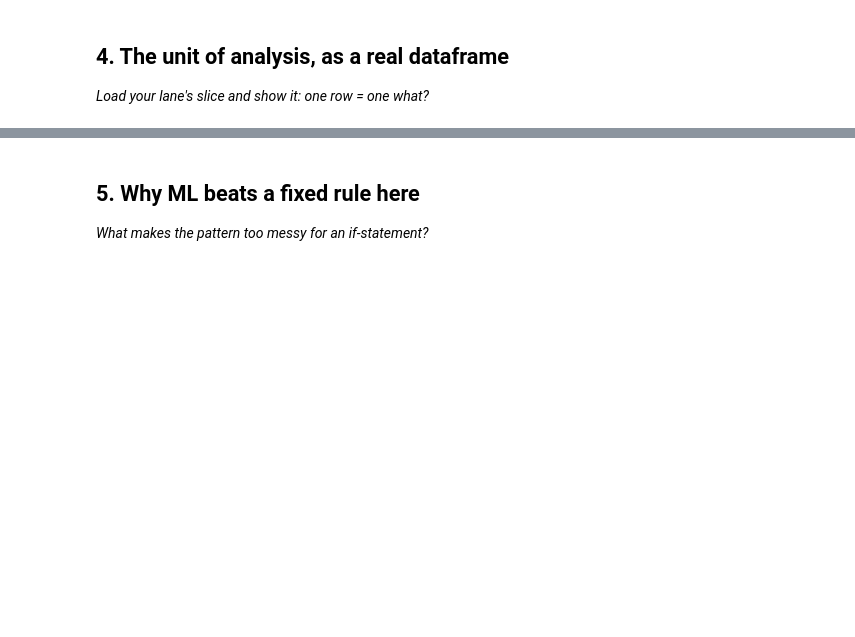
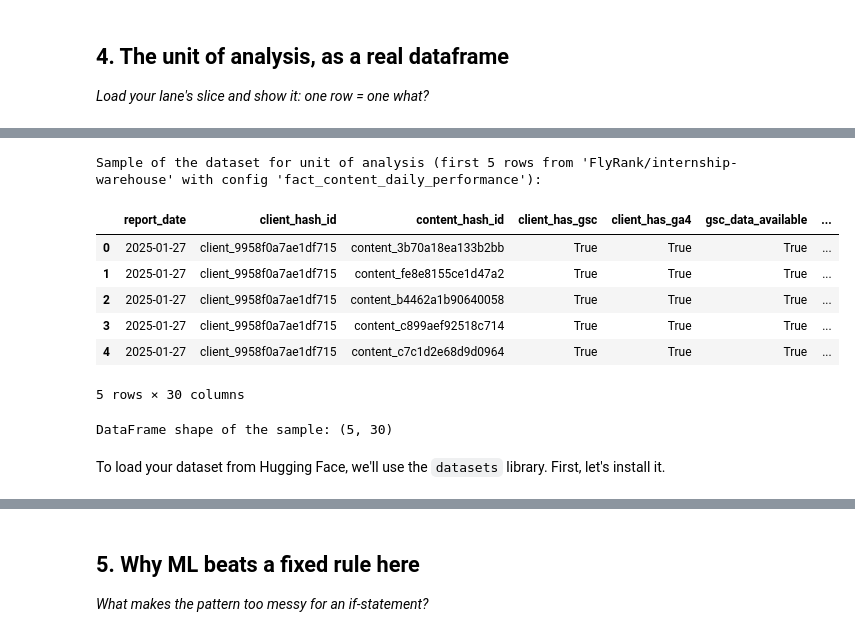
Before and after one commit to shaikhabdullahwaseem17-byte/vigilant-meme, a Jupyter notebook: work/notebooks/w02_ml_task_framing.ipynb, the cells around one changed output, grey strips where cells are left out. Drawn from its saved outputs; the diff is of its cells as text; code cells hidden in the pictures; blank space fills up the shorter version.

```diff
--- a/work/notebooks/w02_ml_task_framing.ipynb
+++ b/work/notebooks/w02_ml_task_framing.ipynb
@@ -36,0 +41,41 @@ This skeleton is yours to fill. Work the sections **in order** — each one has
+# %%
+from datasets import load_dataset
+import pandas as pd
+
+# Define the dataset and configuration
+dataset_name = 'FlyRank/internship-warehouse'
+config_name = 'fact_content_daily_performance'
+
+try:
+    # Load the dataset with the specified config
+    hf_dataset = load_dataset(dataset_name, config_name)
+
+    # Determine the dataset split to use (assuming 'train' if DatasetDict, otherwise direct Dataset)
+    if isinstance(hf_dataset, dict) and 'train' in hf_dataset:
+        sample_dataset = hf_dataset['train']
+    else:
+        sample_dataset = hf_dataset
+
+    # Convert only the first 5 rows to a pandas DataFrame for efficient display
+    df_unit_of_analysis = sample_dataset.select(range(5)).to_pandas()
+
+    print(f"Sample of the dataset for unit of analysis (first 5 rows from '{dataset_name}' with config '{config_name}'):")
+    display(df_unit_of_analysis)
+    print(f"\nDataFrame shape of the sample: {df_unit_of_analysis.shape}")
+
+except Exception as e:
+    print(f"Error loading sample for unit of analysis: {e}")
+    print("Please ensure the dataset name and config are correct, and you have internet access.")
+    print("If it's a private dataset, you might need to login to Hugging Face Hub: `from huggingface_hub import login; login()`")
+# %% [output]
+Sample of the dataset for unit of analysis (first 5 rows from 'FlyRank/internship-warehouse' with config 'fact_content_daily_performance'):
+|  | report_date | client_hash_id | content_hash_id | client_has_gsc | client_has_ga4 | gsc_data_available | ... |
+| 0 | 2025-01-27 | client_9958f0a7ae1df715 | content_3b70a18ea133b2bb | True | True | True | ... |
+| 1 | 2025-01-27 | client_9958f0a7ae1df715 | content_fe8e8155ce1d47a2 | True | True | True | ... |
+| 2 | 2025-01-27 | client_9958f0a7ae1df715 | content_b4462a1b90640058 | True | True | True | ... |
+| 3 | 2025-01-27 | client_9958f0a7ae1df715 | content_c899aef92518c714 | True | True | True | ... |
+| 4 | 2025-01-27 | client_9958f0a7ae1df715 | content_c7c1d2e68d9d0964 | True | True | True | ... |
+5 rows × 30 columns
+DataFrame shape of the sample: (5, 30)
+# %% [markdown]
+To load your dataset from Hugging Face, we'll use the `datasets` library. First, let's install it.
```
Also changed, not shown: parts of 11 cells of this notebook.
